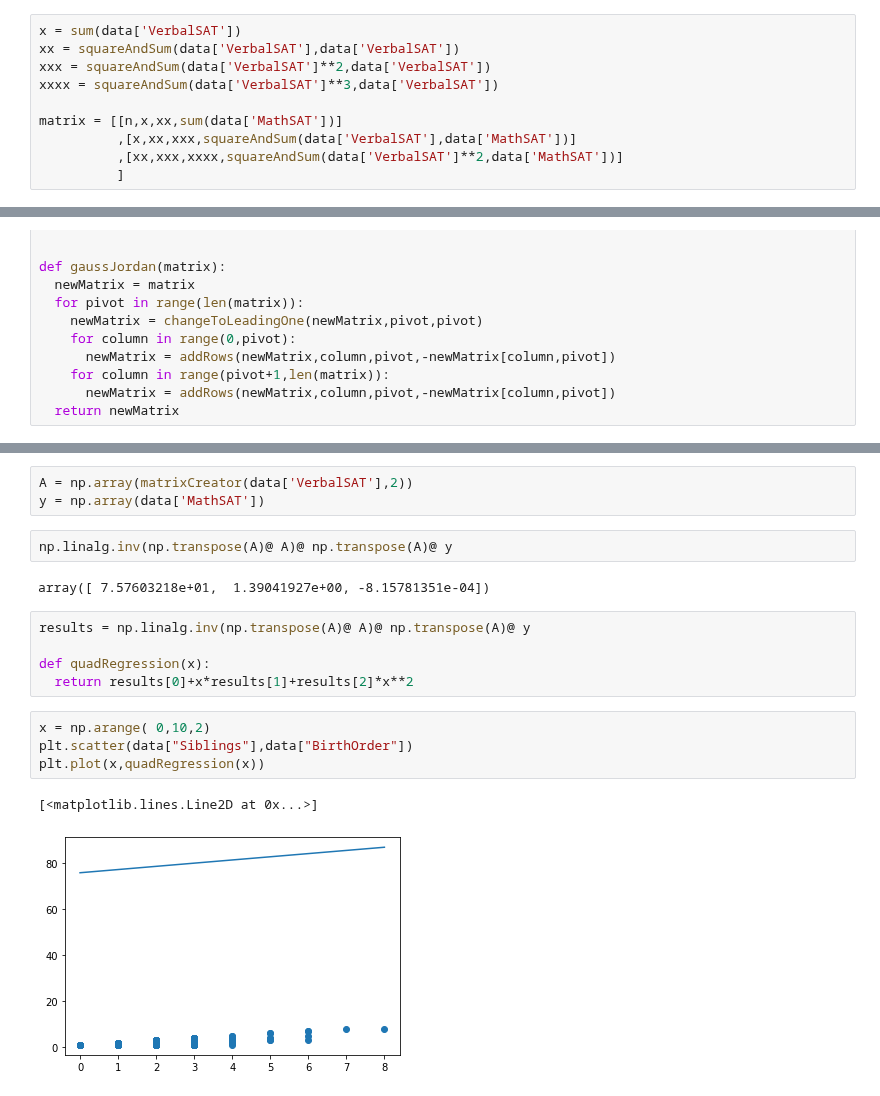
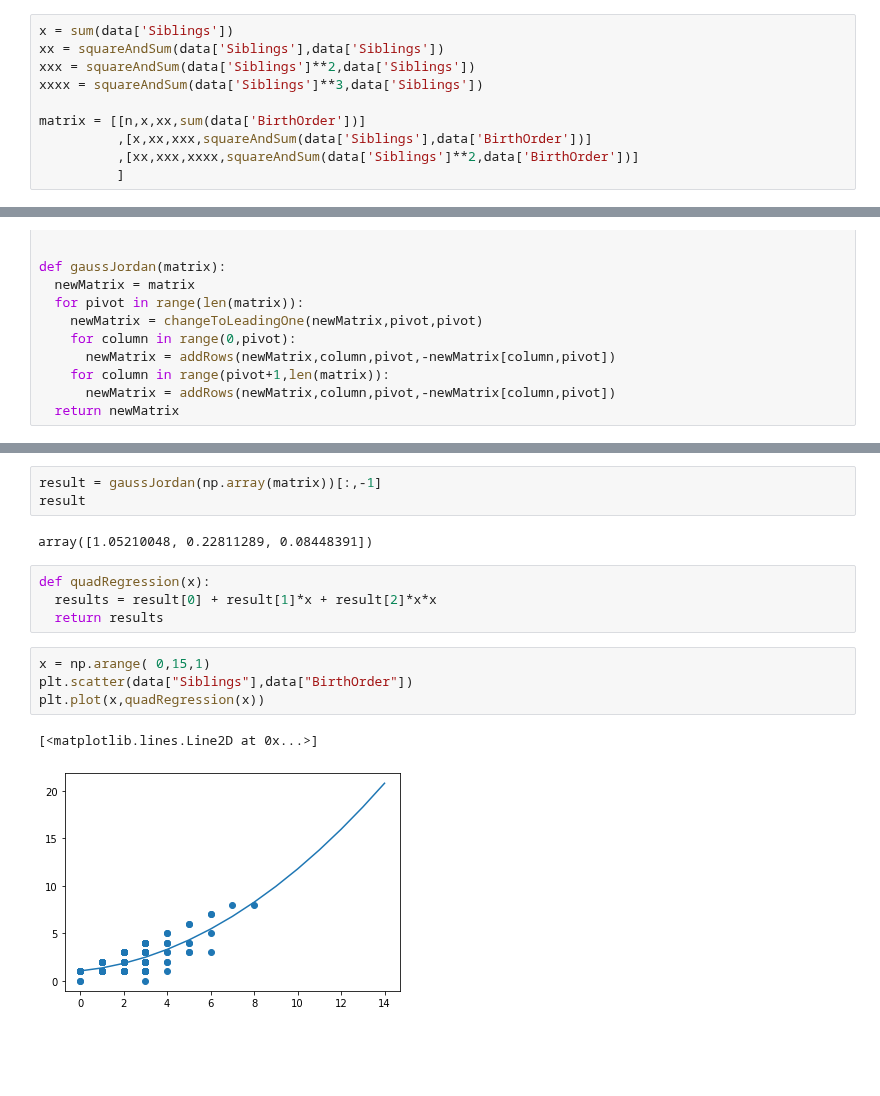
Before and after one commit to rajatlamsal00977/Project-1, a Jupyter notebook: Regression.ipynb, the cells around one changed output, grey strips where cells are left out. Cells and saved outputs as stored; diff of their text form; blank space fills up the shorter version.

```diff
--- a/Regression.ipynb
+++ b/Regression.ipynb
@@ -154,12 +195,12 @@ plt.scatter(data["VerbalSAT"],data["MathSAT"])
 # %%
-x = sum(data['VerbalSAT'])
-xx = squareAndSum(data['VerbalSAT'],data['VerbalSAT'])
-xxx = squareAndSum(data['VerbalSAT']**2,data['VerbalSAT'])
-xxxx = squareAndSum(data['VerbalSAT']**3,data['VerbalSAT'])
+x = sum(data['Siblings'])
+xx = squareAndSum(data['Siblings'],data['Siblings'])
+xxx = squareAndSum(data['Siblings']**2,data['Siblings'])
+xxxx = squareAndSum(data['Siblings']**3,data['Siblings'])
 
-matrix = [[n,x,xx,sum(data['MathSAT'])]
-          ,[x,xx,xxx,squareAndSum(data['VerbalSAT'],data['MathSAT'])]
-          ,[xx,xxx,xxxx,squareAndSum(data['VerbalSAT']**2,data['MathSAT'])]
+matrix = [[n,x,xx,sum(data['BirthOrder'])]
+          ,[x,xx,xxx,squareAndSum(data['Siblings'],data['BirthOrder'])]
+          ,[xx,xxx,xxxx,squareAndSum(data['Siblings']**2,data['BirthOrder'])]
           ]
 # %%
 import math
@@ -220,19 +246,16 @@ def matrixCreator(list, order):
-# %%
-A = np.array(matrixCreator(data['VerbalSAT'],2))
-y = np.array(data['MathSAT'])
-# %%
-np.linalg.inv(np.transpose(A)@ A)@ np.transpose(A)@ y
-# %% [output]
-array([ 7.57603218e+01,  1.39041927e+00, -8.15781351e-04])
-# %%
-results = np.linalg.inv(np.transpose(A)@ A)@ np.transpose(A)@ y
-
-def quadRegression(x):
-  return results[0]+x*results[1]+results[2]*x**2
+# %%
+result = gaussJordan(np.array(matrix))[:,-1]
+result
+# %% [output]
+array([1.05210048, 0.22811289, 0.08448391])
+# %%
+def quadRegression(x):
+  results = result[0] + result[1]*x + result[2]*x*x
+  return results
 # %%
-x = np.arange( 0,10,2)
+x = np.arange( 0,15,1)
 plt.scatter(data["Siblings"],data["BirthOrder"])
 plt.plot(x,quadRegression(x))
 # %% [output]
 [<matplotlib.lines.Line2D at 0x...>]
-[figure, old version]
+[figure, new version]
```
Also changed, not shown: parts of 18 cells of this notebook.
